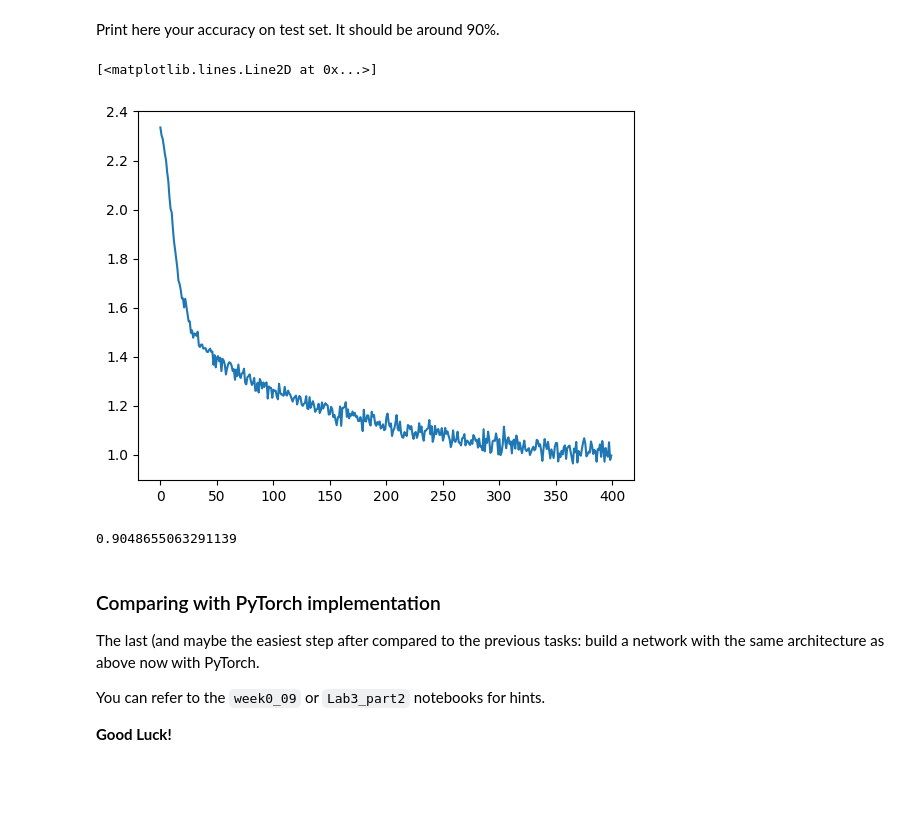
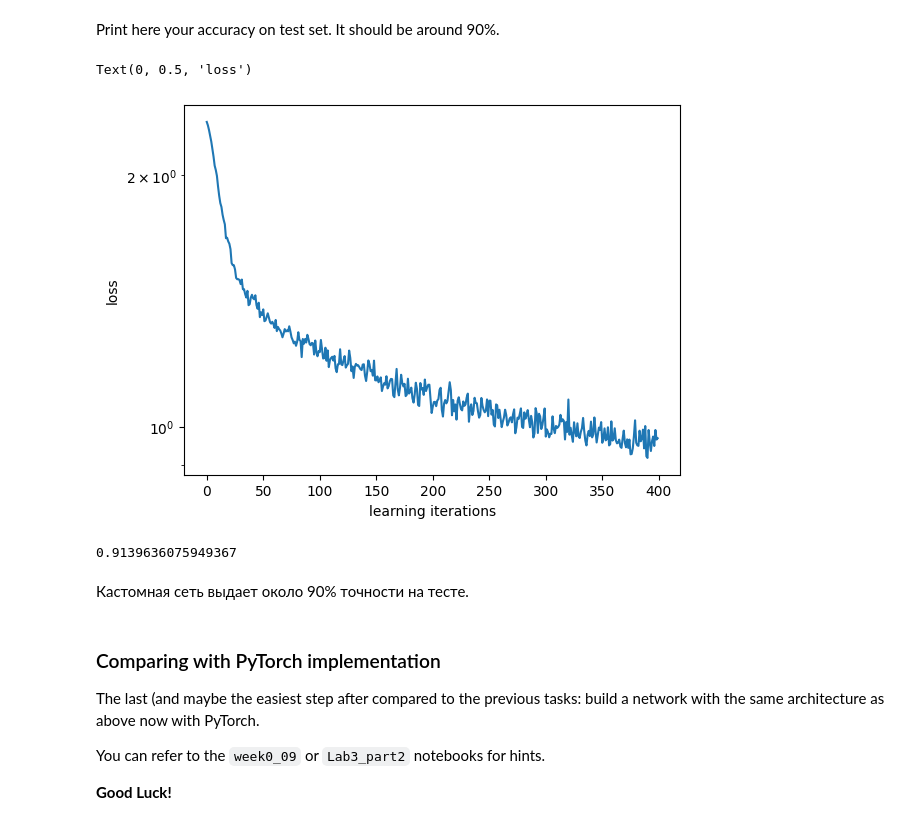
Before and after one commit to pavel-collab/ml-course-home-tasks, a Jupyter notebook: homeworks/hw08_nn_from_scratch/main_notebook.ipynb, the cells around one changed output. Cells and saved outputs as stored; diff of their text form; code cells hidden in the pictures; blank space fills up the shorter version.

```diff
--- a/homeworks/hw08_nn_from_scratch/main_notebook.ipynb
+++ b/homeworks/hw08_nn_from_scratch/main_notebook.ipynb
@@ -308,12 +444,15 @@ plt.gca().set_yscale('log')
 **Finally**, use all your knowledge to build a super cool model on this dataset. Use **dropout** to prevent overfitting, play with **learning rate decay**. You can use **data augmentation** such as rotations, translations to boost your score. Use your knowledge and imagination to train a model. Don't forget to call `training()` and `evaluate()` methods to set desired behaviour of `BatchNormalization` and `Dropout` layers.
 # %%
 # Your code goes here. ################################################
+'''
+Построим свою супер-пупер сеть с блэкджеком и дропаутом, и с батчнормом.
+'''
 net = Sequential()
 net.add(Linear(X_train.shape[-1], 96))
 net.add(BatchNormalization(0.95))
 net.add(ChannelwiseScaling(96))
 net.add(ELU())
-net.add(Dropout(0.35))
+net.add(Dropout(0.4))
 net.add(Linear(96, 32))
 net.add(BatchNormalization(0.9))
 net.add(ChannelwiseScaling(32))
@@ -327,13 +466,25 @@ net.add(LogSoftMax())
 Print here your accuracy on test set. It should be around 90%.
 # %%
 # Your answer goes here. ################################################
-nn_train_history = train_neural_networks(net, X_train, y_train, batch_size=2500, n_epoch=20, optimizer=adam_optimizer, config=adam_config)
+nn_train_history = train_neural_networks(net,
+                                         X_train, y_train,
+                                         batch_size=2500,
+                                         n_epoch=20,
+                                         optimizer=adam_optimizer,
+                                         config=adam_config)
 # %%
 plt.plot(range(len(nn_train_history)), nn_train_history)
+plt.gca().set_yscale('log')
+plt.xlabel("learning iterations")
+plt.ylabel("loss")
 # %% [output]
-[<matplotlib.lines.Line2D at 0x...>]
+Text(0, 0.5, 'loss')
-[figure, old version]
+[figure, new version]
 # %%
+'''
+Теперь посмотрим, как обученная модель ведет себя на тестовой выборке,
+для этого переведем ее в режим evaluate.
+'''
 net.evaluate()
 accuracies = []
 
@@ -343,7 +494,9 @@ for x_batch, y_batch in get_batches((X_test, y_test), batch_size):
     accuracies.append((np.argmax(predicted, axis=1) == y_batch).mean())
 print(np.array(accuracies).mean())
 # %% [output]
-0.9048655063291139
+0.9139636075949367
+# %% [markdown]
+Кастомная сеть выдает около 90% точности на тесте.
 # %% [markdown]
 ### Comparing with PyTorch implementation
 The last (and maybe the easiest step after compared to the previous tasks: build a network with the same architecture as above now with PyTorch.
```
Also changed, not shown: parts of 24 cells of this notebook, 1 other file.
